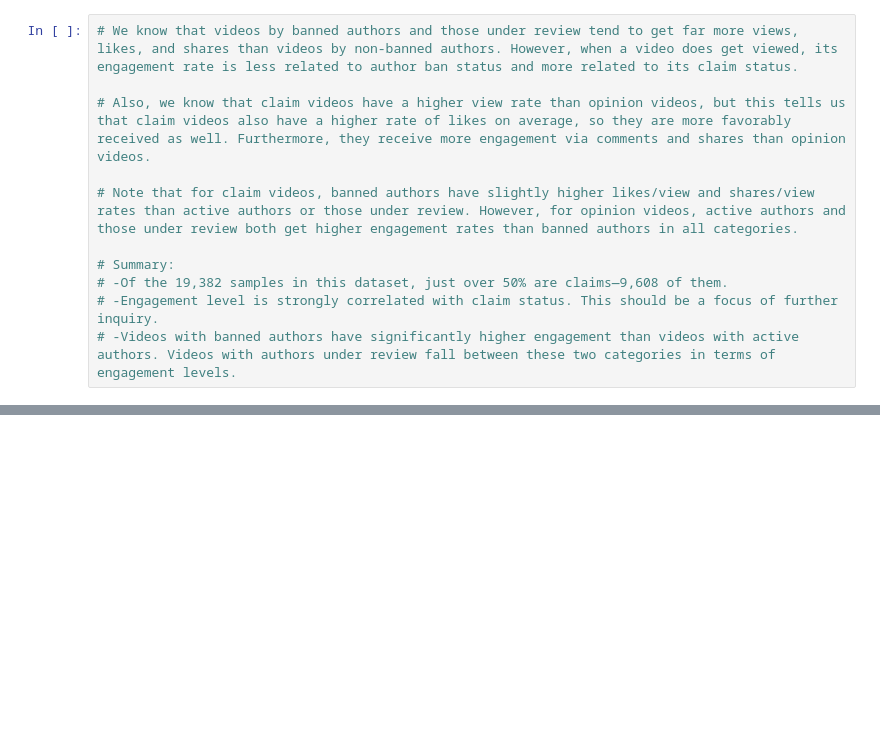
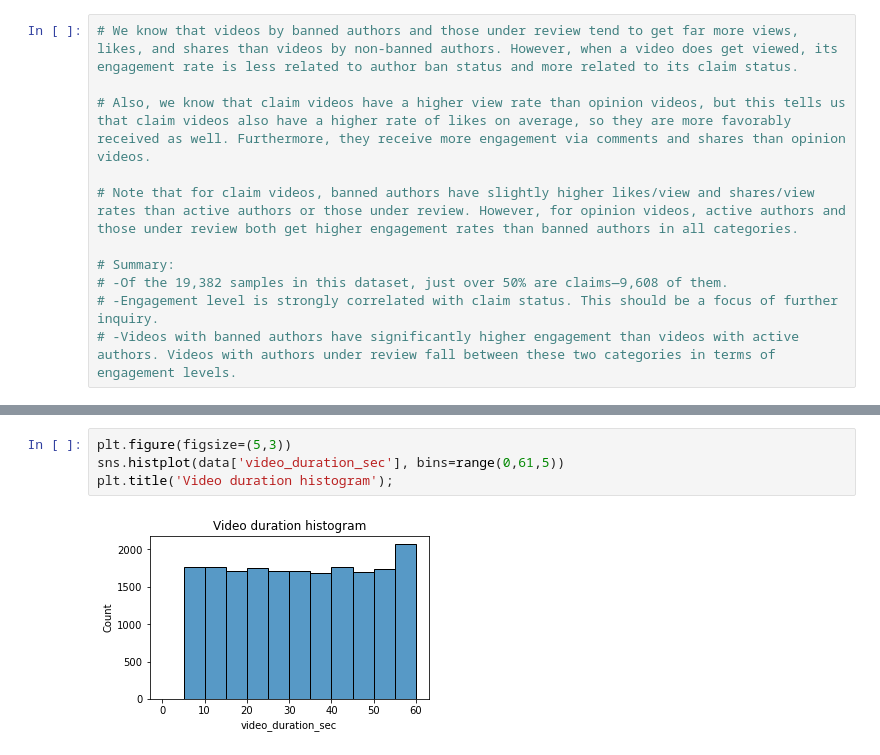
Before and after one commit to Mustafa777Xo/TikTok, a Jupyter notebook: tiktok_classfication.ipynb, the cells around one changed output, grey strips where cells are left out. Cells and saved outputs as stored; diff of their text form; blank space fills up the shorter version.

```diff
--- a/tiktok_classfication.ipynb
+++ b/tiktok_classfication.ipynb
@@ -151,0 +168,6 @@ data['shares_per_view'] = data['video_share_count'] / data['video_view_count']
+# %%
+plt.figure(figsize=(5,3))
+sns.histplot(data['video_duration_sec'], bins=range(0,61,5))
+plt.title('Video duration histogram');
+# %% [output]
+[figure, added]
```
Also changed, not shown: parts of 21 cells of this notebook.
